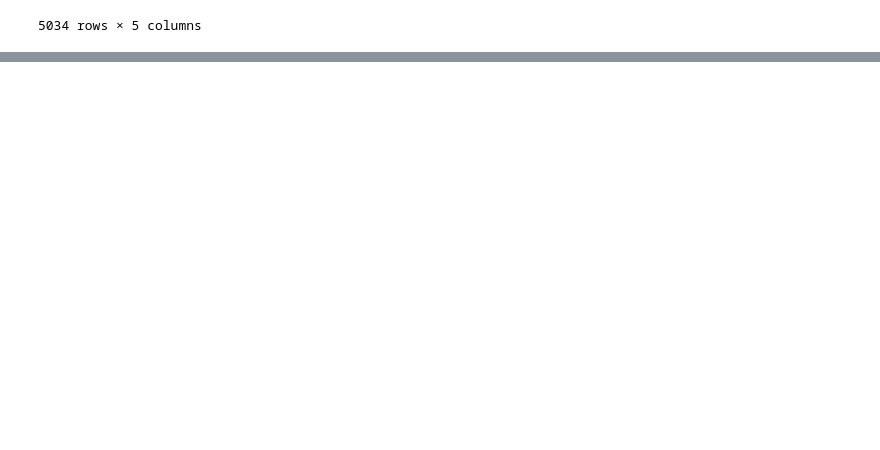
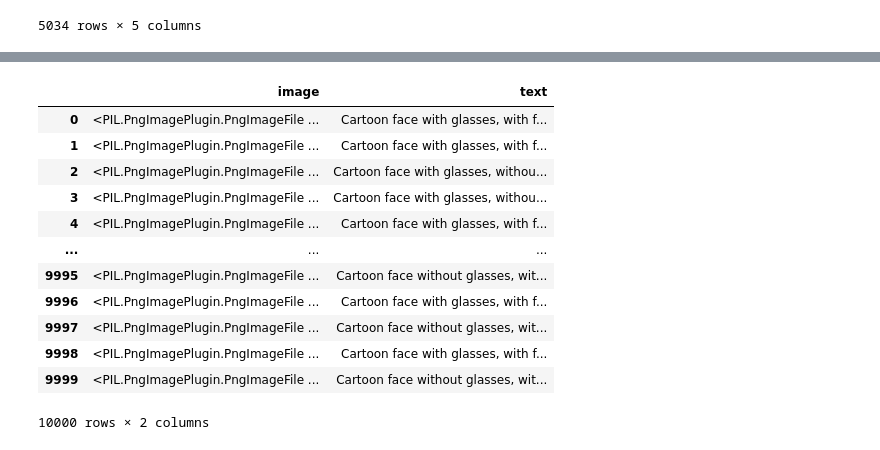
Before and after one commit to LCM-W25-3035/EmojiGen, a Jupyter notebook: Notebooks/EmojiGen.ipynb, the cells around one changed output, grey strips where cells are left out. Saved outputs shown, nothing was run; the diff lists cells and outputs as text; code cells hidden in the pictures; blank space fills up the shorter version.

Commit message:
loaded Skiittoocartoon-faces stickers and added insights on it

```diff
--- a/Notebooks/EmojiGen.ipynb
+++ b/Notebooks/EmojiGen.ipynb
@@ -97,3 +97,17 @@ llm_emoji_df
 # %%
 # Merge the llm_emoji_df, openmoji_df, emojipedia_df based on unicode/hexcode
 # The final df should have unicode, title (short descriotion, annotation), tags, group, subgroup, description)
+# %%
+#Loading stickers dataset Skiittoo/cartoon-faces
+%pip install datasets
+from datasets import load_dataset
+import  pandas as pd
+
+stickers_ds = load_dataset("Skiittoo/cartoon-faces")
+print(stickers_ds)
+
+#Convert it into pandas dataframe
+stickers_df = pd.DataFrame(stickers_ds['train'])
+
+stickers_df
+# %% [output]
@@ -99,0 +131,13 @@ llm_emoji_df
+|  | image | text |
+| 0 | <PIL.PngImagePlugin.PngImageFile ... | Cartoon face with glasses, with f... |
+| 1 | <PIL.PngImagePlugin.PngImageFile ... | Cartoon face with glasses, with f... |
+| 2 | <PIL.PngImagePlugin.PngImageFile ... | Cartoon face with glasses, withou... |
+| 3 | <PIL.PngImagePlugin.PngImageFile ... | Cartoon face with glasses, withou... |
+| 4 | <PIL.PngImagePlugin.PngImageFile ... | Cartoon face with glasses, with f... |
+| ... | ... | ... |
+| 9995 | <PIL.PngImagePlugin.PngImageFile ... | Cartoon face without glasses, wit... |
+| 9996 | <PIL.PngImagePlugin.PngImageFile ... | Cartoon face with glasses, with f... |
+| 9997 | <PIL.PngImagePlugin.PngImageFile ... | Cartoon face without glasses, wit... |
+| 9998 | <PIL.PngImagePlugin.PngImageFile ... | Cartoon face with glasses, with f... |
+| 9999 | <PIL.PngImagePlugin.PngImageFile ... | Cartoon face without glasses, wit... |
+10000 rows × 2 columns
```
Also changed, not shown: parts of 7 cells of this notebook.
